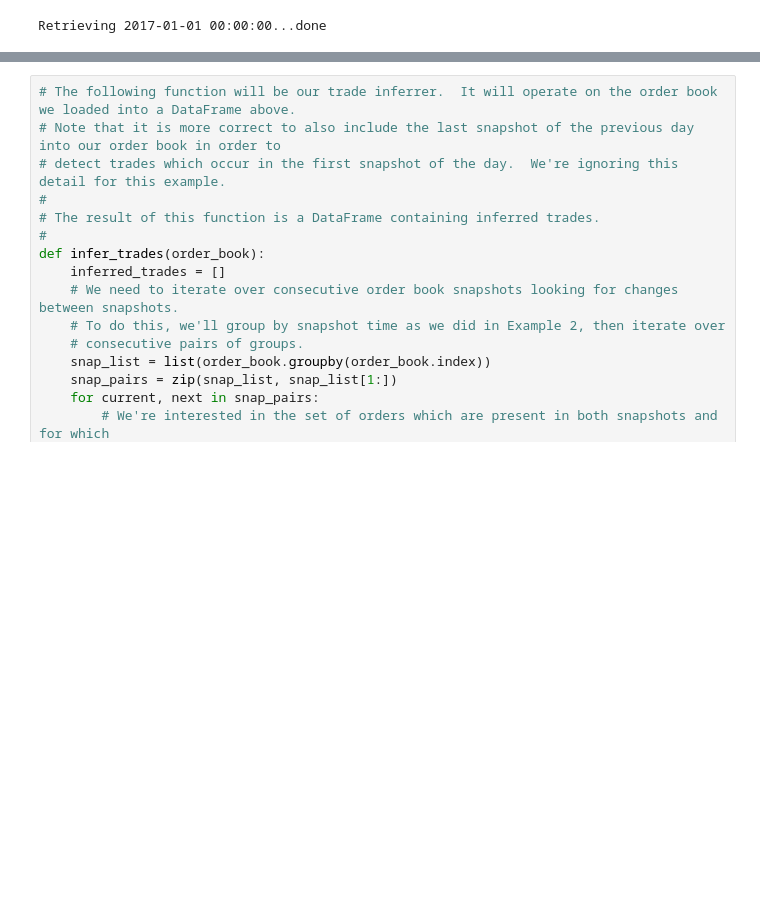
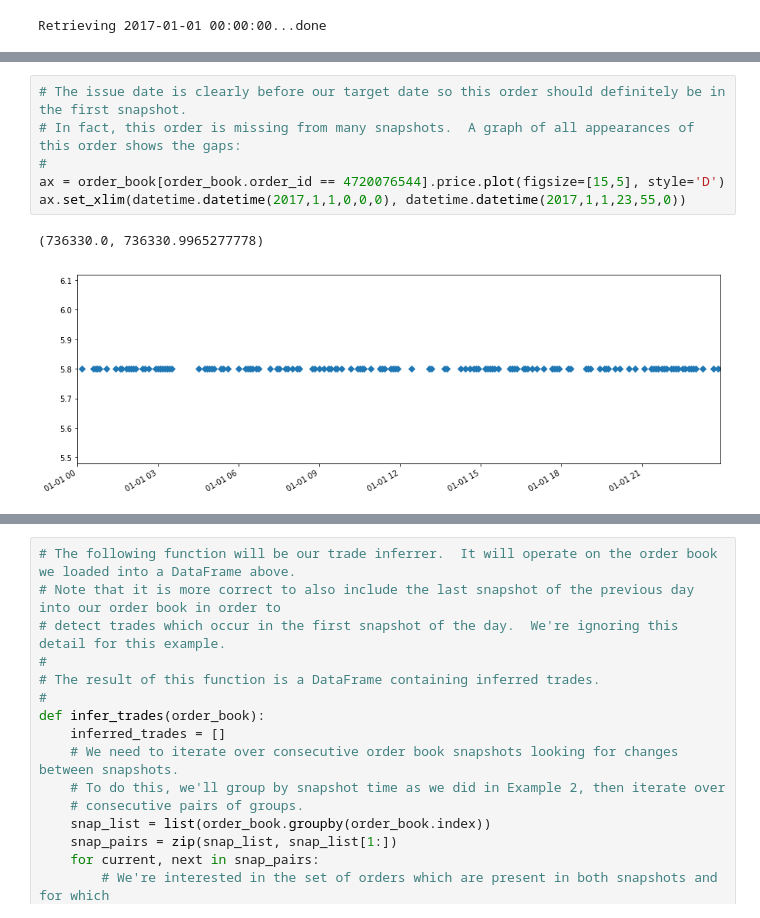
Before and after one commit to OrbitalEnterprises/eve-market-strategies, a Jupyter notebook: code/book/Example_4_Trade_Heuristic.ipynb, the cells around one changed output, grey strips where cells are left out. Saved outputs shown, nothing was run; the diff lists cells and outputs as text; blank space fills up the shorter version.

```diff
--- a/code/book/Example_4_Trade_Heuristic.ipynb
+++ b/code/book/Example_4_Trade_Heuristic.ipynb
@@ -46,0 +92,9 @@ Retrieving 2017-01-01 00:00:00...done
+# %%
+# The issue date is clearly before our target date so this order should definitely be in the first snapshot.
+# In fact, this order is missing from many snapshots.  A graph of all appearances of this order shows the gaps:
+#
+ax = order_book[order_book.order_id == 4720076544].price.plot(figsize=[15,5], style='D')
+ax.set_xlim(datetime.datetime(2017,1,1,0,0,0), datetime.datetime(2017,1,1,23,55,0))
+# %% [output]
+(736330.0, 736330.9965277778)
+[figure, added]
```
Also changed, not shown: parts of 38 cells of this notebook.
